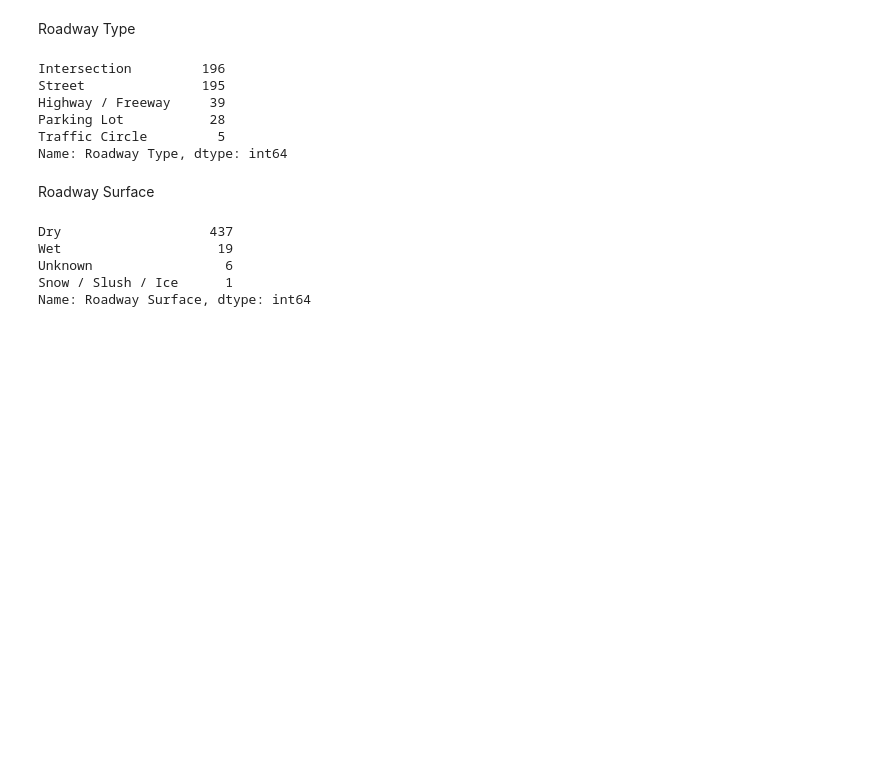
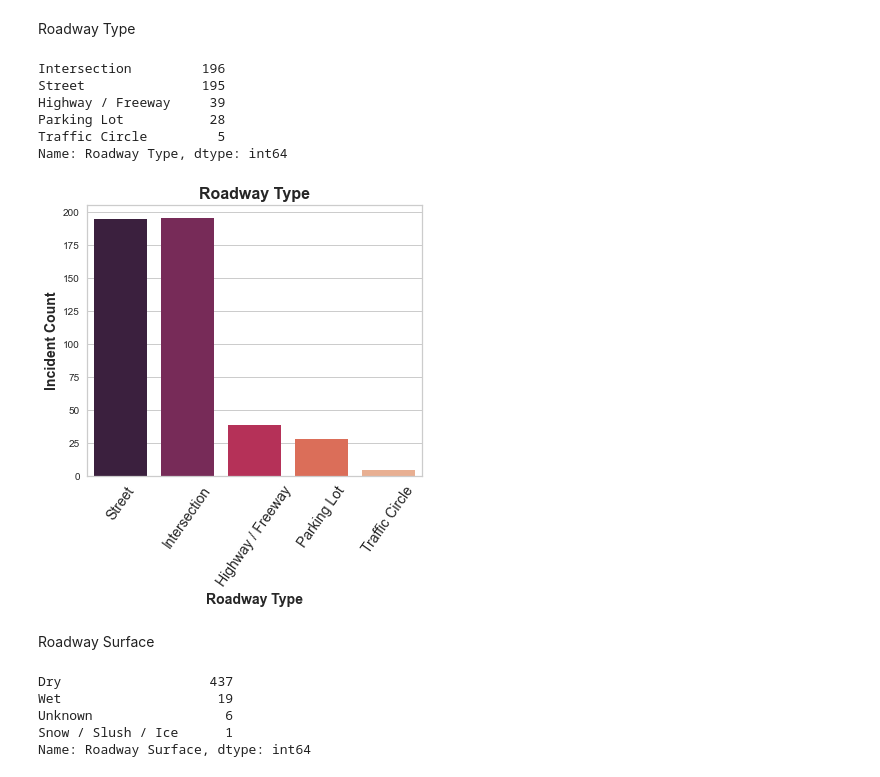
Before and after one commit to brdeleon/ADS_crash_analysis, a Jupyter notebook: ads_crash_analysis.ipynb, the cells around one changed output. Cells and saved outputs as stored; diff of their text form; code cells hidden in the pictures; blank space fills up the shorter version.

Commit message:
time and roadway type updates

```diff
--- a/ads_crash_analysis.ipynb
+++ b/ads_crash_analysis.ipynb
@@ -642,6 +646,21 @@ Name: Roadway Type, dtype: int64
 # %%
 # dropping "unknown" values am narrowing focus on known data
 df = df.loc[df['Roadway Type'] != 'Unknown'].copy()
+# %%
+# plotting incidents with injury v incidents with no injury
+# date_counts = df['Incident Date'].value_counts()
+plt.figure(figsize=(6,5))
+sns.countplot(x=df['Roadway Type'],
+              data=df,
+              palette='rocket',)
+
+plt.xticks(rotation=55,fontsize=14)
+plt.xlabel('Roadway Type', weight='bold', fontsize=14)
+plt.ylabel('Incident Count', weight='bold', fontsize=14)
+plt.title('Roadway Type', weight='bold', size=16)
+plt.savefig('Roadway Type.jpg');
+# %% [output]
+[figure, added]
 # %% [markdown]
 Roadway Surface
 # %%
```
Also changed, not shown: parts of 10 cells of this notebook.
